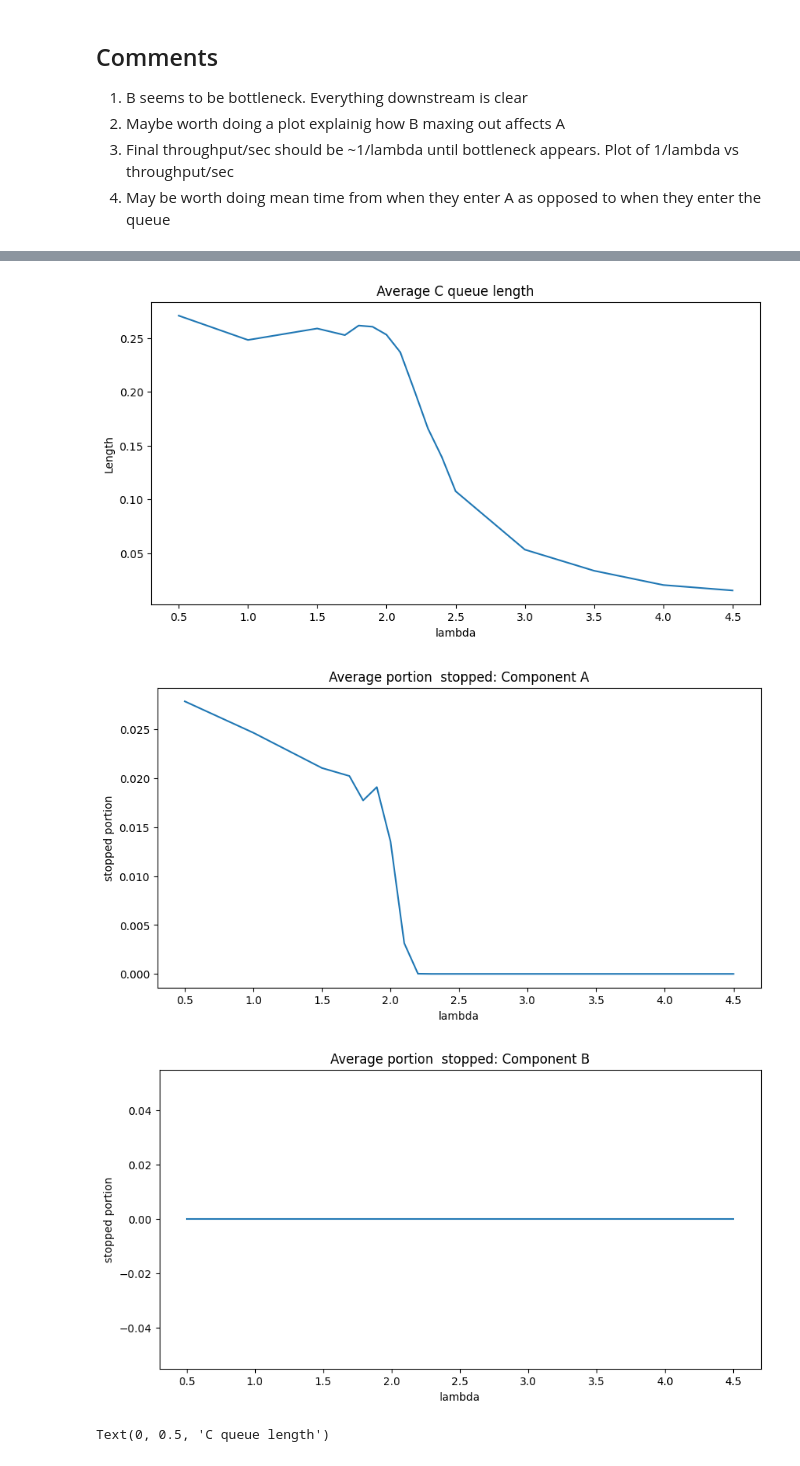
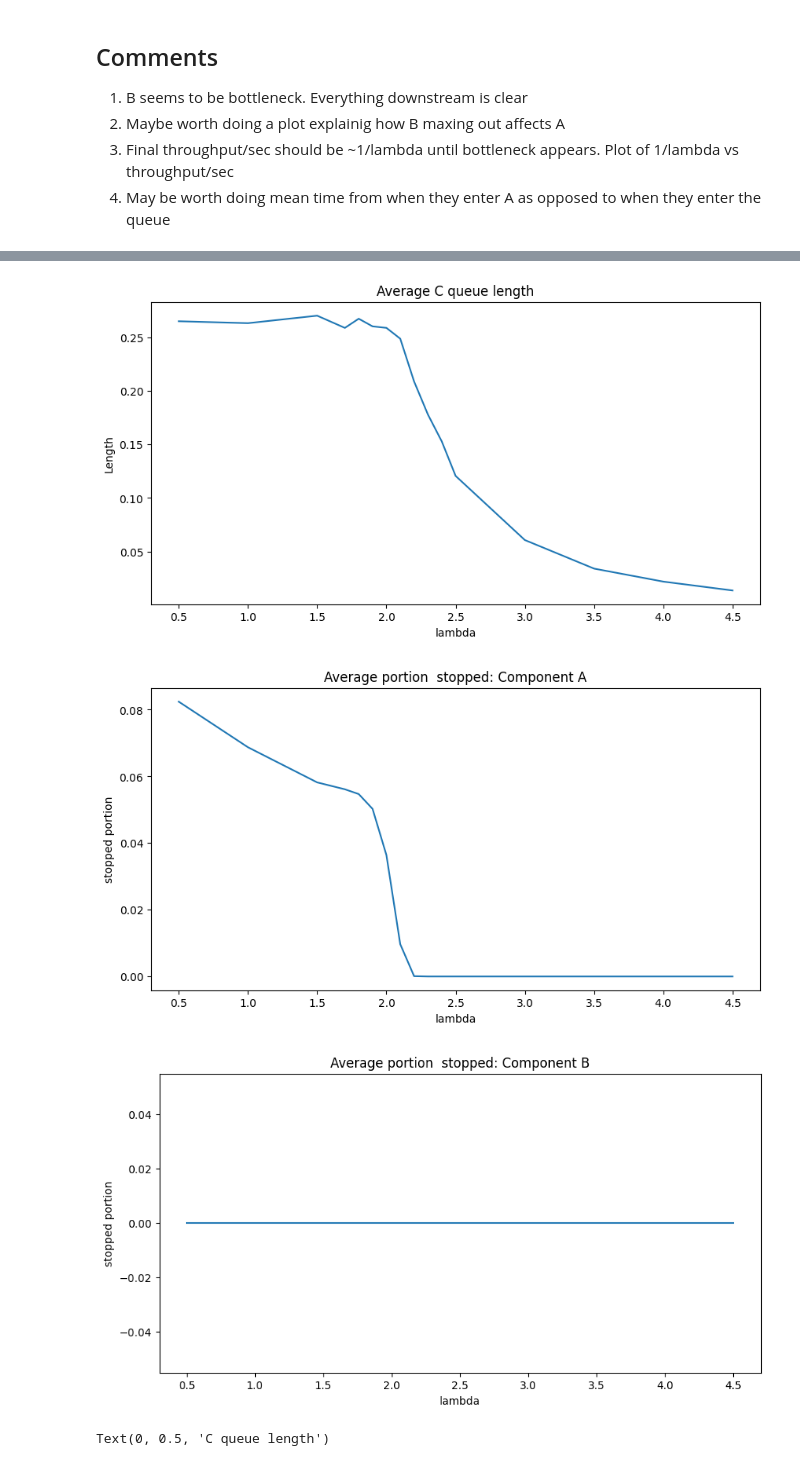
Before and after one commit to andrewN-DL/qec_system_modelling, a Jupyter notebook: modelling.ipynb, the cells around one changed output, grey strips where cells are left out. Drawn from its saved outputs; the diff is of its cells as text; code cells hidden in the pictures.

```diff
--- a/modelling.ipynb
+++ b/modelling.ipynb
@@ -123,7 +123,7 @@ def run_sim(lam, max_time):
             if (not a_busy) and (a_queue.length > 0) and (not a_stopped):
                 a_queue.length -= 1
                 a_busy = True
-                a_finish = time + (np.random.random() + 1.5)
+                a_finish = time + ((np.random.random() * 0.7) + 1.5)
                 qubits_through_a += 1
 
                 #Gather statistics
@@ -154,7 +154,7 @@ def run_sim(lam, max_time):
             if (a_queue.length > 0) and (not a_stopped):
                 a_queue.length -= 1
                 a_busy = True
-                a_finish = time + (np.random.random() + 1.5)
+                a_finish = time + ((np.random.random() * 0.7) + 1.5)
                 qubits_through_a += 1
 
                 # Gather statistics
@@ -403,9 +403,9 @@ for lam in lams:
 # %%
 fig = plt.figure(figsize = (10, 5))
 plt.errorbar(lams, latency_from_a_means[0], latencies_from_a[1], fmt='-o')
-plt.title('Latency from entering A')
+plt.title('Time in model from entering A')
 plt.xlabel('lambda')
-plt.ylabel('latency (microseconds)')
+plt.ylabel('time (microseconds)')
 plt.show()
 
 fig = plt.figure(figsize = (10, 5))
@@ -493,4 +493,4 @@ axs[2].set_ylabel('C queue length')
-[figure, old version]
+[figure, new version]
-[figure, old version]
+[figure, new version]
 [figure]
 Text(0, 0.5, 'C queue length')
```
Also changed, not shown: parts of 2 cells of this notebook, 12 other files.
